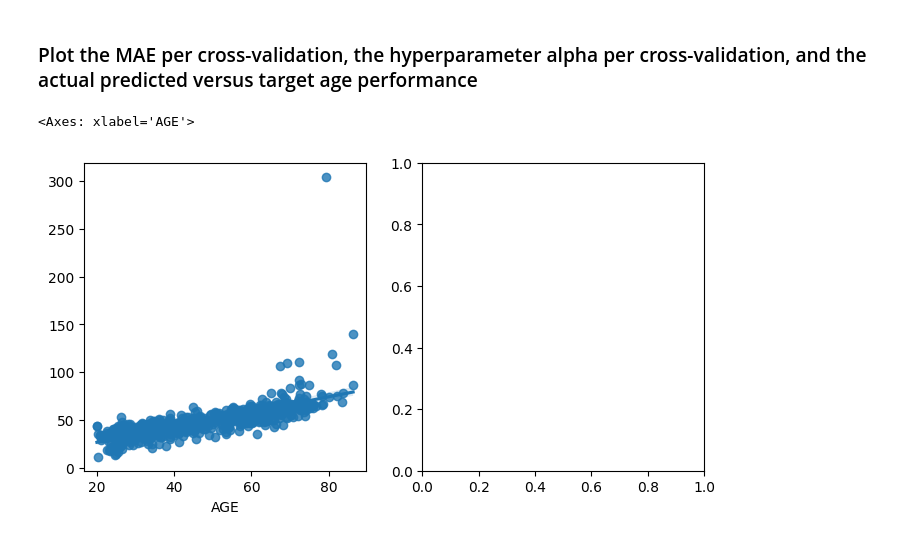
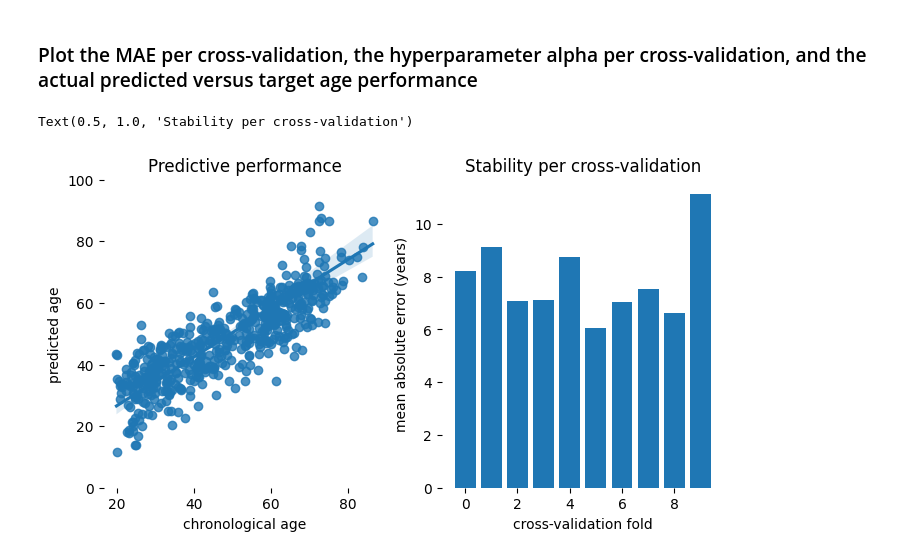
Before and after one commit to rkotikalapudi/brainAGE, a Jupyter notebook: brainAge.ipynb, the cells around one changed output. Drawn from its saved outputs; the diff is of its cells as text; code cells hidden in the pictures.

```diff
--- a/brainAge.ipynb
+++ b/brainAge.ipynb
@@ -155,9 +155,26 @@ print(f'biased MAE = {mae(predicted_age, y)}')
 biased MAE = 7.012355423996506
 # %% [markdown]
 ### Plot the MAE per cross-validation, the hyperparameter alpha per cross-validation, and the actual predicted versus target age performance
-# %%
-fig, (ax1,ax2) = plt.subplots(1,2,figsize=(8,4))
-sns.regplot(x = y, y = pred, ax=ax1)
-# %% [output]
-<Axes: xlabel='AGE'>
-[figure, removed]
+# %%
+fig, (ax1,ax2) = plt.subplots(1,2,figsize=(8,4))
+sns.regplot(x = y, y = pred, ax=ax1)
+ax1.set_ylim([0,100])
+ax1.spines['top'].set_visible(False)
+ax1.spines['bottom'].set_visible(False)
+ax1.spines['left'].set_visible(False)
+ax1.spines['right'].set_visible(False)
+ax1.set_xlabel('chronological age')
+ax1.set_ylabel('predicted age')
+ax1.set_title('Predictive performance')
+
+ax2.bar(np.arange(len(mae_per_fold)), np.array(mae_per_fold))
+ax2.spines['top'].set_visible(False)
+ax2.spines['bottom'].set_visible(False)
+ax2.spines['left'].set_visible(False)
+ax2.spines['right'].set_visible(False)
+ax2.set_xlabel('cross-validation fold')
+ax2.set_ylabel('mean absolute error (years)')
+ax2.set_title('Stability per cross-validation')
+# %% [output]
+Text(0.5, 1.0, 'Stability per cross-validation')
+[figure, added]
```
